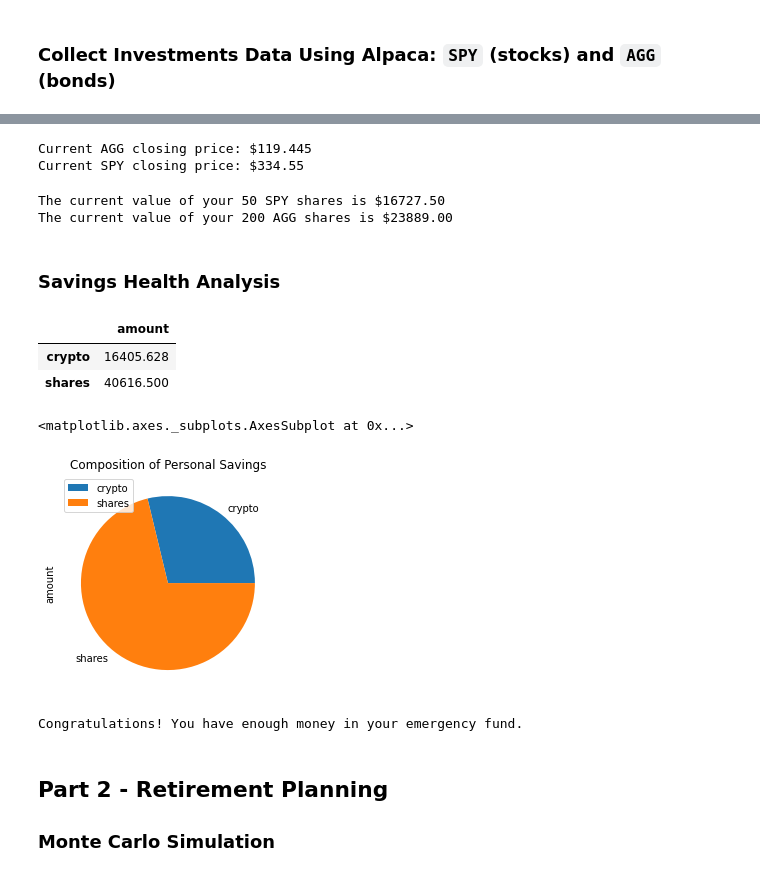
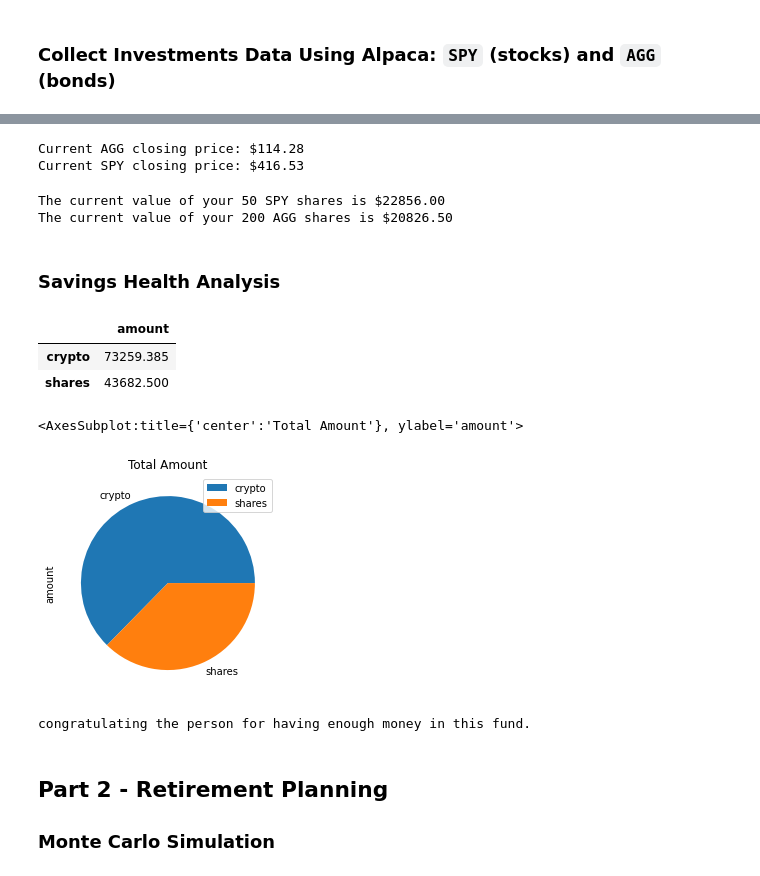
Before and after one commit to jyoung30/API-Financial-Planning, a Jupyter notebook: Starter_Code/financial-planner.ipynb, the cells around one changed output, grey strips where cells are left out. Cells and saved outputs as stored; diff of their text form; code cells hidden in the pictures.

```diff
--- a/Starter_Code/financial-planner.ipynb
+++ b/Starter_Code/financial-planner.ipynb
@@ -67,7 +72,7 @@ my_spy = 50
 # %%
 # Format current date as ISO format
 # YOUR CODE HERE!
-
+today = pd.Timestamp("2021-05-14", tz="America/New_York").isoformat()
 # Set the tickers
 tickers = ["AGG", "SPY"]
 
@@ -76,6 +81,13 @@ timeframe = "1D"
 
 # Get current closing prices for SPY and AGG
 # YOUR CODE HERE!
-
+df_portfolio = alpaca.get_barset(
+    tickers,
+    timeframe,
+    start = today,
+    end = today,
+    limit=1000
+).df
 # Preview DataFrame
 # YOUR CODE HERE!
+df_portfolio.head()
@@ -82,55 +99,67 @@ timeframe = "1D"
 # %%
 # Pick AGG and SPY close prices
 # YOUR CODE HERE!
-
+agg_close_price = df_portfolio['AGG']["close"][0]
+spy_close_price = df_portfolio['SPY']["close"][0]
 # Print AGG and SPY close prices
 print(f"Current AGG closing price: ${agg_close_price}")
 print(f"Current SPY closing price: ${spy_close_price}")
 # %% [output]
-Current AGG closing price: $119.445
-Current SPY closing price: $334.55
+Current AGG closing price: $114.28
+Current SPY closing price: $416.53
 # %%
 # Compute the current value of shares
 # YOUR CODE HERE!
-
+my_spy_value = my_agg * agg_close_price
+my_agg_value = my_spy * spy_close_price
 # Print current value of share
 print(f"The current value of your {my_spy} SPY shares is ${my_spy_value:0.2f}")
 print(f"The current value of your {my_agg} AGG shares is ${my_agg_value:0.2f}")
 # %% [output]
-The current value of your 50 SPY shares is $16727.50
-The current value of your 200 AGG shares is $23889.00
+The current value of your 50 SPY shares is $22856.00
+The current value of your 200 AGG shares is $20826.50
 # %% [markdown]
 ### Savings Health Analysis
 # %%
 # Set monthly household income
 # YOUR CODE HERE!
-
+monthly_income = 12000
 # Create savings DataFrame
 # YOUR CODE HERE!
+crypto_assets = my_btc_value + my_eth_value
+shares_assets = my_spy_value + my_agg_value
+d = {'amount': [crypto_assets, shares_assets]}
+df_savings = pd.DataFrame(data=d)
+df_savings.index = ['crypto', 'shares']
 
 # Display savings DataFrame
 display(df_savings)
 # %% [output]
 |  | amount |
-| crypto | 16405.628 |
-| shares | 40616.500 |
+| crypto | 73259.385 |
+| shares | 43682.500 |
 # %%
 # Plot savings pie chart
 # YOUR CODE HERE!
+df_savings.plot.pie(y="amount", title="Total Amount")
 # %% [output]
-<matplotlib.axes._subplots.AxesSubplot at 0x...>
+<AxesSubplot:title={'center':'Total Amount'}, ylabel='amount'>
-[figure, old version]
+[figure, new version]
 # %%
 # Set ideal emergency fund
 emergency_fund = monthly_income * 3
 
 # Calculate total amount of savings
 # YOUR CODE HERE!
-
+total_saving = crypto_assets + shares_assets
 # Validate saving health
 # YOUR CODE HERE!
+if total_saving >= emergency_fund:
+    print(f"congratulating the person for having enough money in this fund.")
+elif total_saving >= emergency_fund:
+    print(f"Congratulation! YOu have enough money in your emergency fund.")
 # %% [output]
-Congratulations! You have enough money in your emergency fund.
+congratulating the person for having enough money in this fund.
 # %% [markdown]
 ## Part 2 - Retirement Planning
 
```
Also changed, not shown: parts of 17 cells of this notebook.
